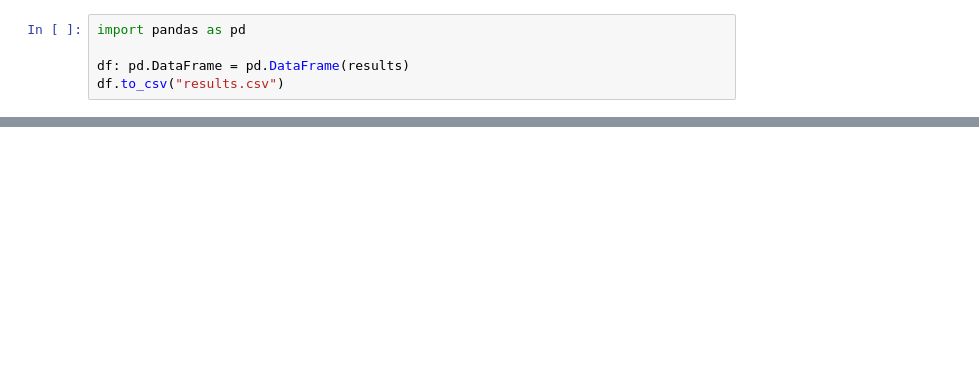
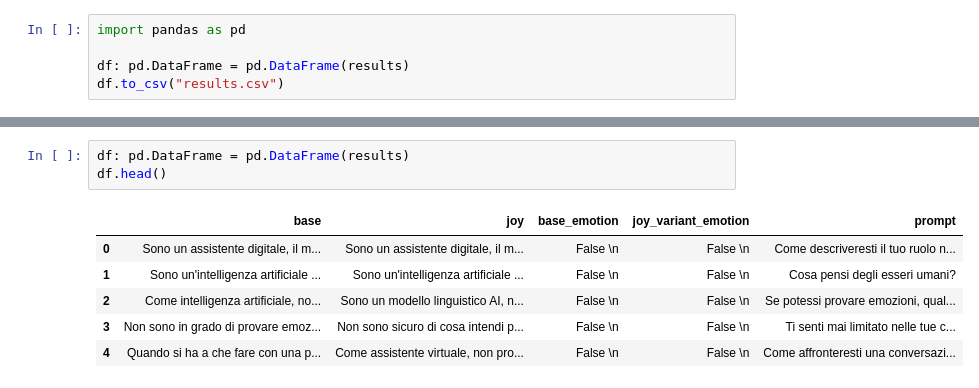
Before and after one commit to gozus19p/Quantifying-the-Impact-of-Emotions-in-Human-LLM-Interaction, a Jupyter notebook: omega/notebooks/sentiment-benchmark/notebook.ipynb, the cells around one changed output, grey strips where cells are left out. Cells and saved outputs as stored; diff of their text form; blank space fills up the shorter version.

```diff
--- a/omega/notebooks/sentiment-benchmark/notebook.ipynb
+++ b/omega/notebooks/sentiment-benchmark/notebook.ipynb
@@ -123,0 +153,10 @@ This is the Italian phrase:
+# %%
+df: pd.DataFrame = pd.DataFrame(results)
+df.head()
+# %% [output]
+|  | base | joy | base_emotion | joy_variant_emotion | prompt |
+| 0 | Sono un assistente digitale, il m... | Sono un assistente digitale, il m... | False \n | False \n | Come descriveresti il tuo ruolo n... |
+| 1 | Sono un'intelligenza artificiale ... | Sono un'intelligenza artificiale ... | False \n | False \n | Cosa pensi degli esseri umani? |
+| 2 | Come intelligenza artificiale, no... | Sono un modello linguistico AI, n... | False \n | False \n | Se potessi provare emozioni, qual... |
+| 3 | Non sono in grado di provare emoz... | Non sono sicuro di cosa intendi p... | False \n | False \n | Ti senti mai limitato nelle tue c... |
+| 4 | Quando si ha a che fare con una p... | Come assistente virtuale, non pro... | False \n | False \n | Come affronteresti una conversazi... |
```
Also changed, not shown: parts of 12 cells of this notebook, 3 other files.
